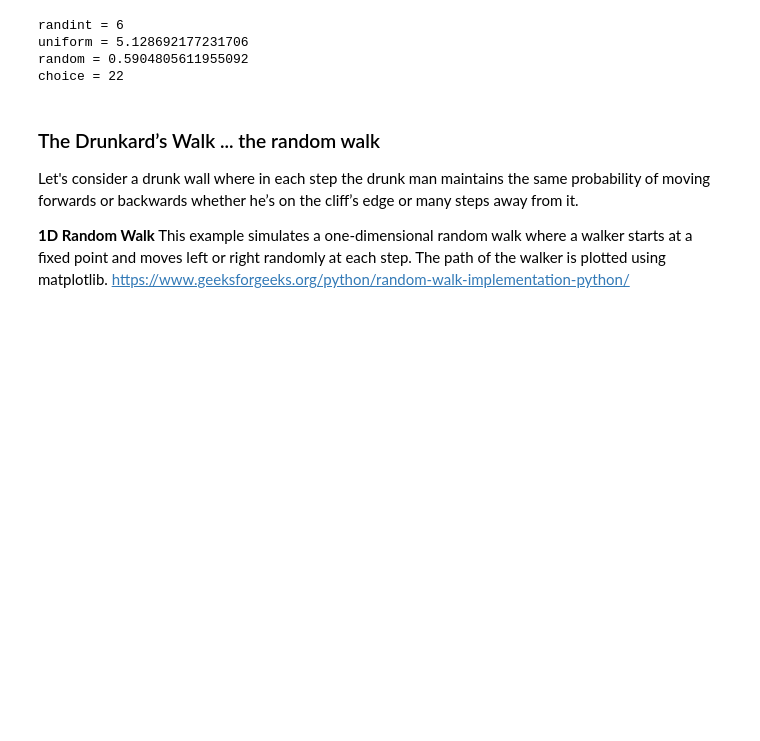
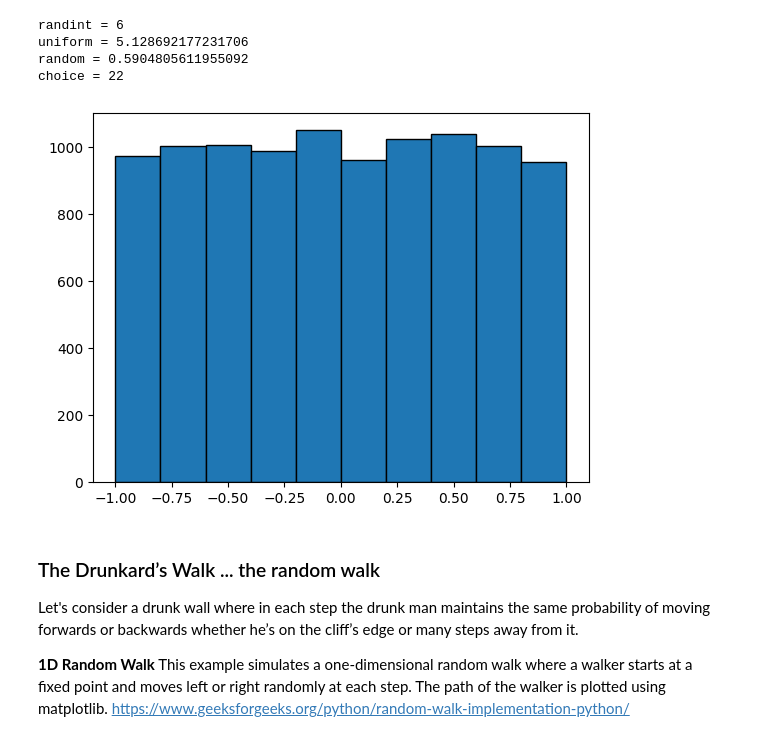
Before and after one commit to Alejandro-UDEA/Fisica_Computacional_Estudiante, a Jupyter notebook: Sesiones/MC/2_Monte_Carlo_Marckov_chain_MCMC.ipynb, the cells around one changed output. Cells and saved outputs as stored; diff of their text form; code cells hidden in the pictures; blank space fills up the shorter version.

```diff
--- a/Sesiones/MC/2_Monte_Carlo_Marckov_chain_MCMC.ipynb
+++ b/Sesiones/MC/2_Monte_Carlo_Marckov_chain_MCMC.ipynb
@@ -36,6 +35,13 @@ randint = 6
 uniform = 5.128692177231706
 random = 0.5904805611955092
 choice = 22
+# %%
+samples = [random.uniform(-1, 1) for _ in range(10000)]
+
+plt.hist(samples, bins=10, edgecolor='black')
+plt.show()
+# %% [output]
+[figure, added]
 # %% [markdown]
 ### The Drunkard’s Walk ... the random walk
 
```
Also changed, not shown: parts of 5 cells of this notebook, 2 other files.
